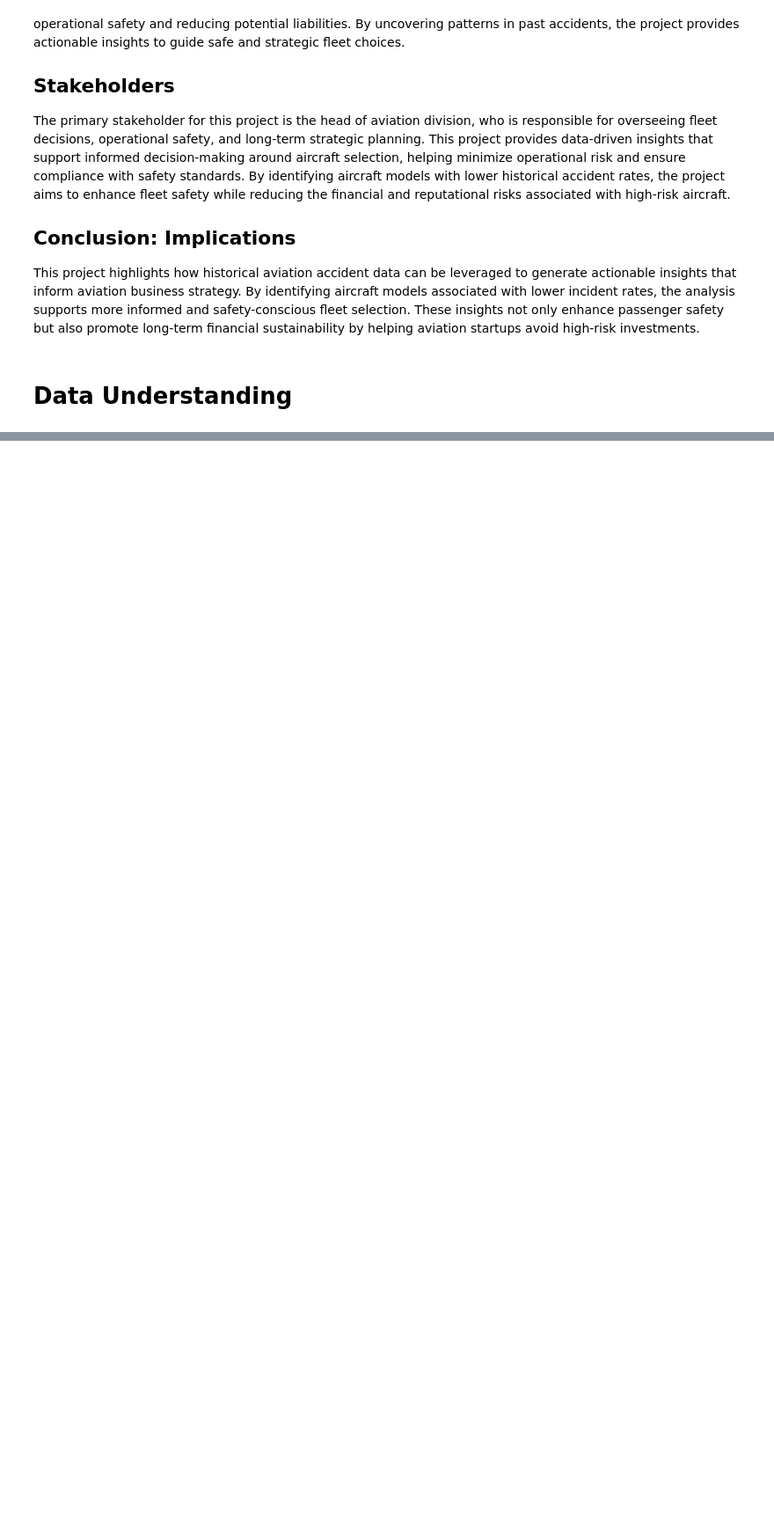
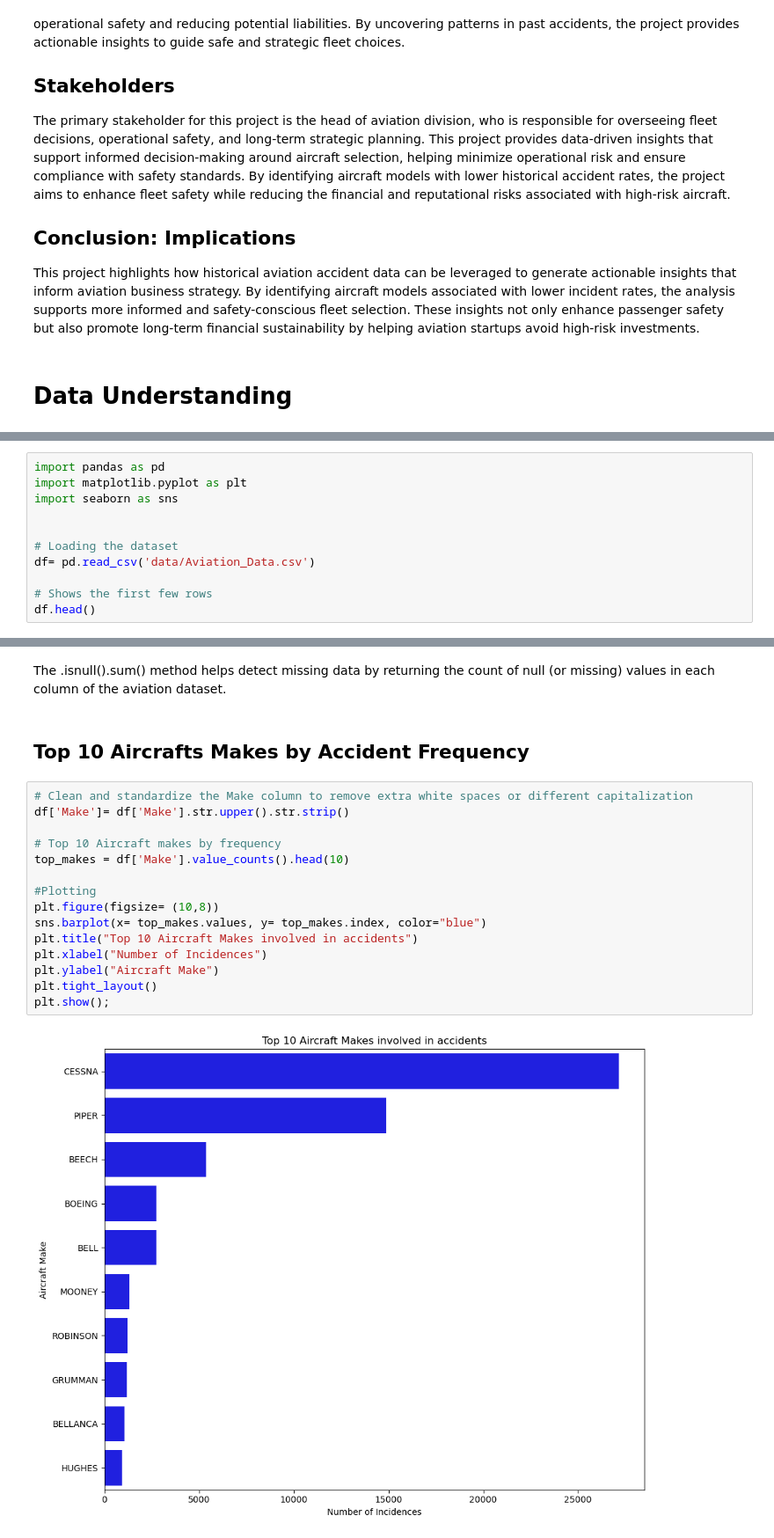
Before and after one commit to Irene-coder-dot/dsc-phase-1-project-v3, a Jupyter notebook: student.ipynb, the cells around one changed output, grey strips where cells are left out. Shown: that part at 88% size. Cells and saved outputs as stored; diff of their text form; blank space fills up the shorter version.

Commit message:
Described the datasource and loaded the Aviation dataset

```diff
--- a/student.ipynb
+++ b/student.ipynb
@@ -24,0 +30,11 @@ This project highlights how historical aviation accident data can be leveraged t
+# %%
+import pandas as pd
+import matplotlib.pyplot as plt
+import seaborn as sns
+
+
+# Loading the dataset
+df= pd.read_csv('data/Aviation_Data.csv')
+
+# Shows the first few rows
+df.head()
@@ -24,0 +104,21 @@ This project highlights how historical aviation accident data can be leveraged t
+# %% [markdown]
+The .isnull().sum() method helps detect missing data by returning the count of null (or missing) values in each column of the aviation dataset.
+# %% [markdown]
+## Top 10 Aircrafts Makes by Accident Frequency
+# %%
+# Clean and standardize the Make column to remove extra white spaces or different capitalization
+df['Make']= df['Make'].str.upper().str.strip()
+
+# Top 10 Aircraft makes by frequency
+top_makes = df['Make'].value_counts().head(10)
+
+#Plotting
+plt.figure(figsize= (10,8))
+sns.barplot(x= top_makes.values, y= top_makes.index, color="blue")
+plt.title("Top 10 Aircraft Makes involved in accidents")
+plt.xlabel("Number of Incidences")
+plt.ylabel("Aircraft Make")
+plt.tight_layout()
+plt.show();
+# %% [output]
+[figure, added]
```
Also changed, not shown: parts of 17 cells of this notebook.
